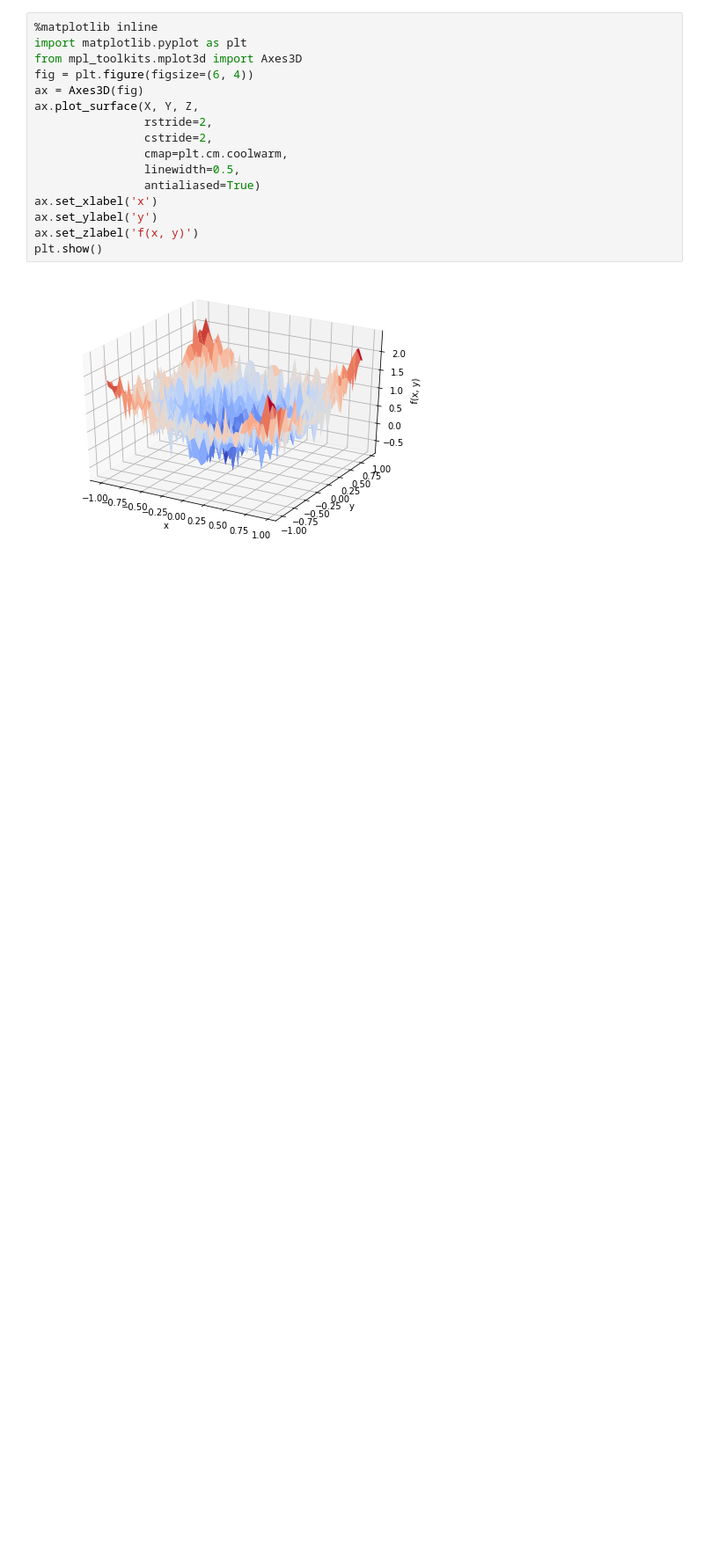
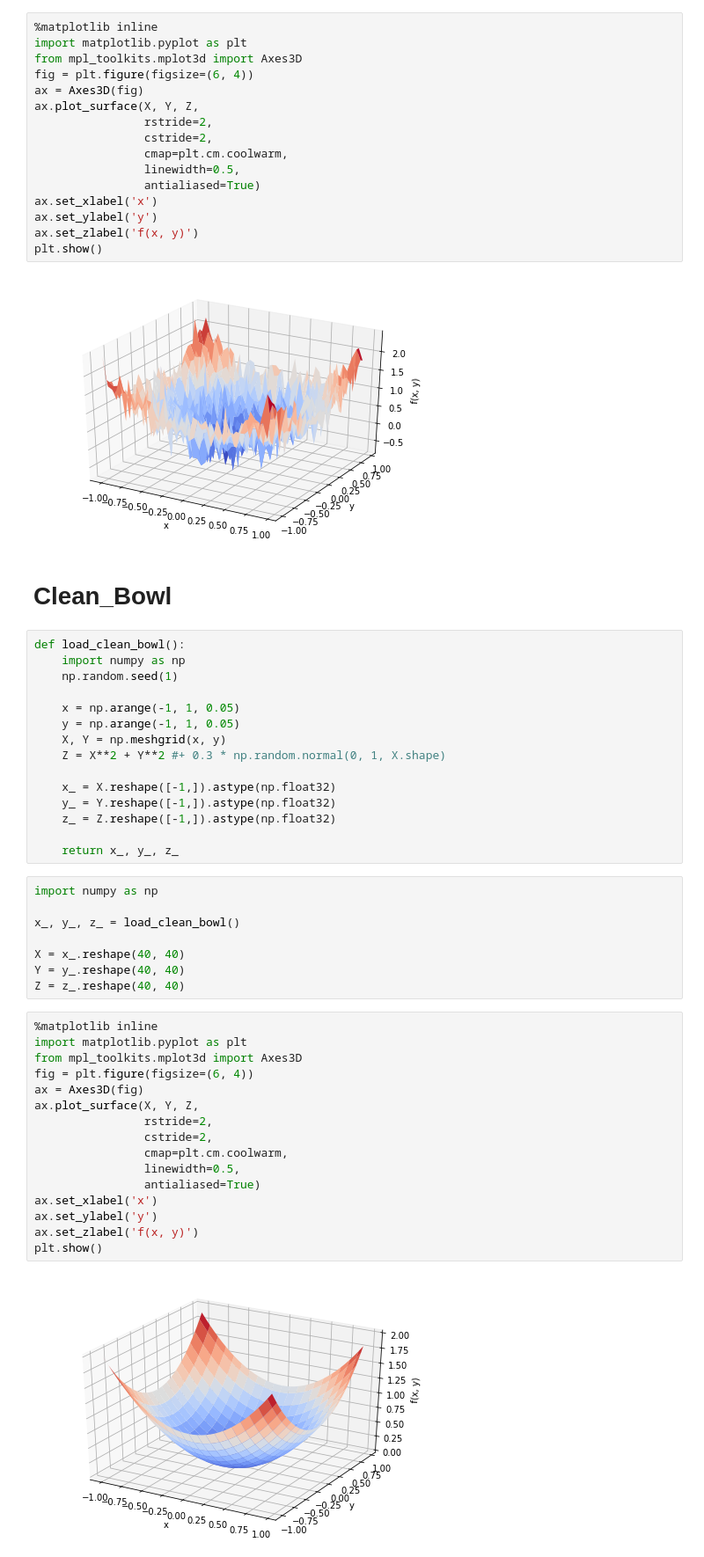
Before and after one commit to YonseiLidar/machine_learning, a Jupyter notebook: dataset_noisy_bowl/Untitled.ipynb, the cells around one changed output. Shown: that part at 88% size. Drawn from its saved outputs; the diff is of its cells as text; blank space fills up the shorter version.

```diff
--- a/dataset_noisy_bowl/Untitled.ipynb
+++ b/dataset_noisy_bowl/Untitled.ipynb
@@ -68,3 +68,46 @@ ax.set_zlabel('f(x, y)')
 plt.show()
 # %% [output]
 [figure]
+# %% [markdown]
+# Clean_Bowl
+# %%
+def load_clean_bowl():
+    import numpy as np
+    np.random.seed(1)
+
+    x = np.arange(-1, 1, 0.05)
+    y = np.arange(-1, 1, 0.05)
+    X, Y = np.meshgrid(x, y)
+    Z = X**2 + Y**2 #+ 0.3 * np.random.normal(0, 1, X.shape)
+
+    x_ = X.reshape([-1,]).astype(np.float32)
+    y_ = Y.reshape([-1,]).astype(np.float32)
+    z_ = Z.reshape([-1,]).astype(np.float32)
+
+    return x_, y_, z_
+# %%
+import numpy as np
+
+x_, y_, z_ = load_clean_bowl()
+
+X = x_.reshape(40, 40)
+Y = y_.reshape(40, 40)
+Z = z_.reshape(40, 40)
+# %%
+%matplotlib inline
+import matplotlib.pyplot as plt
+from mpl_toolkits.mplot3d import Axes3D
+fig = plt.figure(figsize=(6, 4))
+ax = Axes3D(fig)
+ax.plot_surface(X, Y, Z,
+                rstride=2,
+                cstride=2,
+                cmap=plt.cm.coolwarm,
+                linewidth=0.5,
+                antialiased=True)
+ax.set_xlabel('x')
+ax.set_ylabel('y')
+ax.set_zlabel('f(x, y)')
+plt.show()
+# %% [output]
+[figure, added]
```
